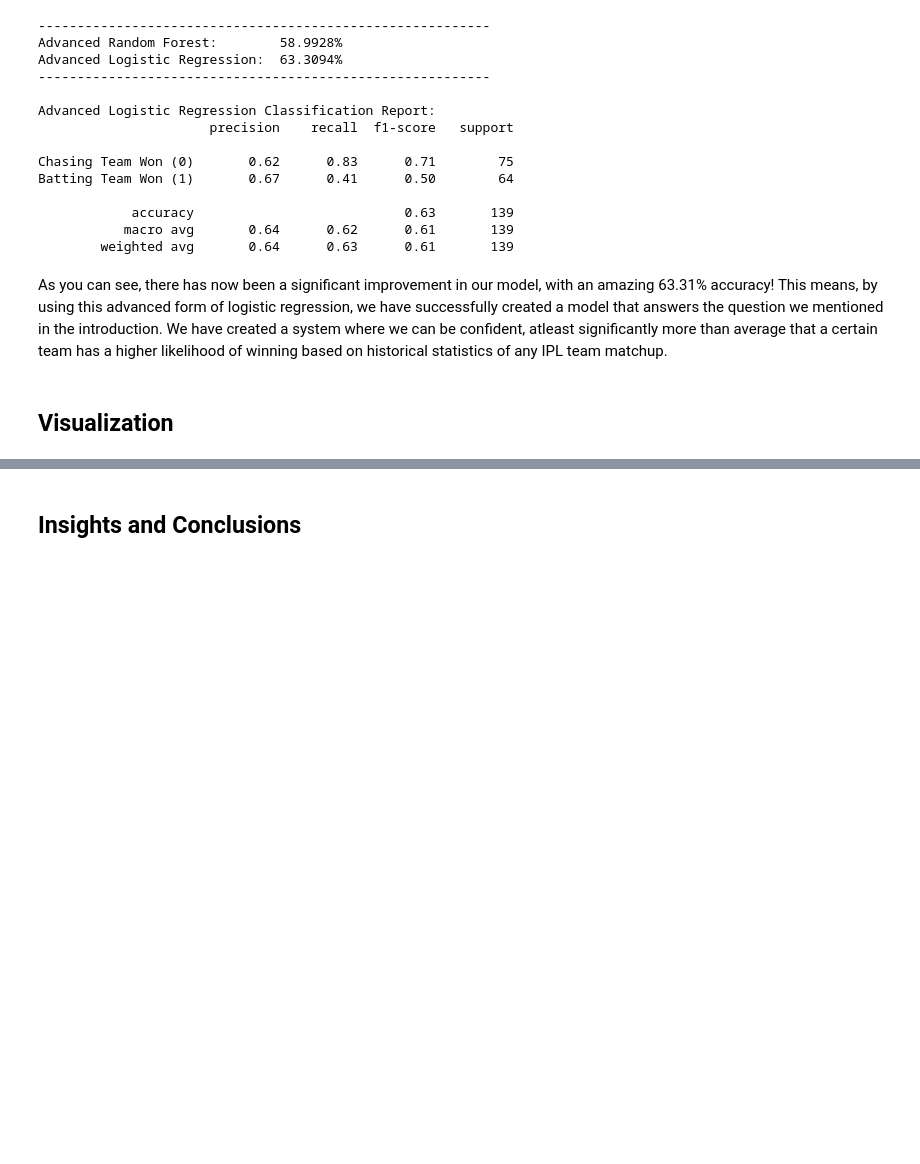
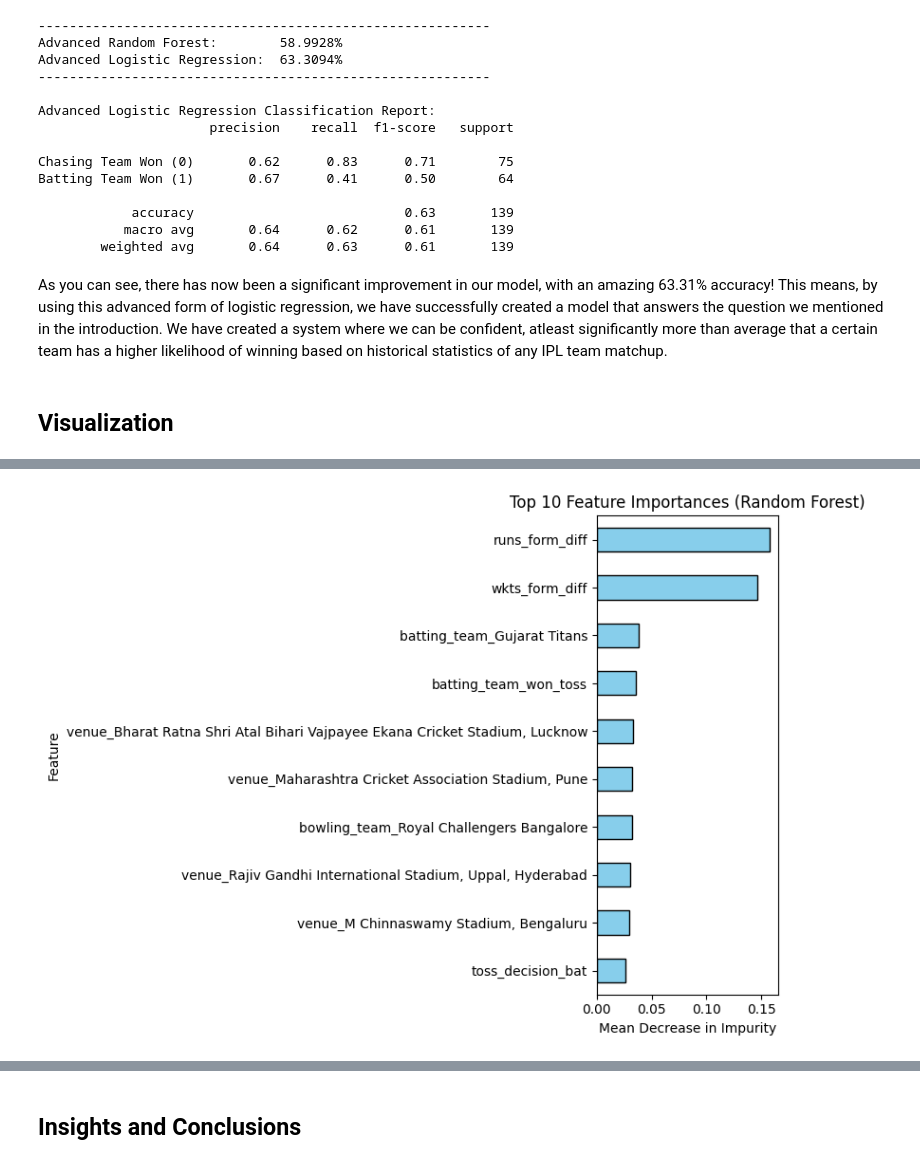
Before and after one commit to Sceptus/cmsc320-ipl-predictor, a Jupyter notebook: final-tutorial.ipynb, the cells around one changed output, grey strips where cells are left out. Cells and saved outputs as stored; diff of their text form; code cells hidden in the pictures; blank space fills up the shorter version.

```diff
--- a/final-tutorial.ipynb
+++ b/final-tutorial.ipynb
@@ -588,0 +639,21 @@ As you can see, there has now been a significant improvement in our model, with
+# %%
+# Extract importances
+importances = rf_clf_adv.feature_importances_
+feature_names = X_adv_encoded.columns
+
+# Create a DataFrame for sorting
+feat_importances = pd.Series(importances, index=feature_names)
+
+# Select the top 10 most influential features
+top_10_features = feat_importances.sort_values(ascending=True).tail(10)
+
+# Plotting
+plt.figure(figsize=(8, 6))
+top_10_features.plot(kind='barh', color='skyblue', edgecolor='black')
+plt.title('Top 10 Feature Importances (Random Forest)')
+plt.xlabel('Mean Decrease in Impurity')
+plt.ylabel('Feature')
+plt.tight_layout()
+plt.show()
+# %% [output]
+[figure, added]
```
Also changed, not shown: parts of 9 cells of this notebook.
